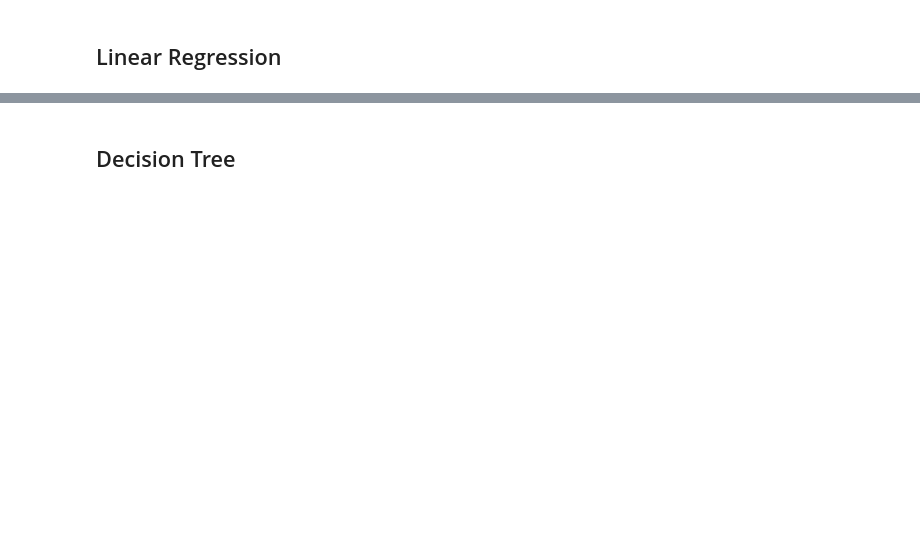
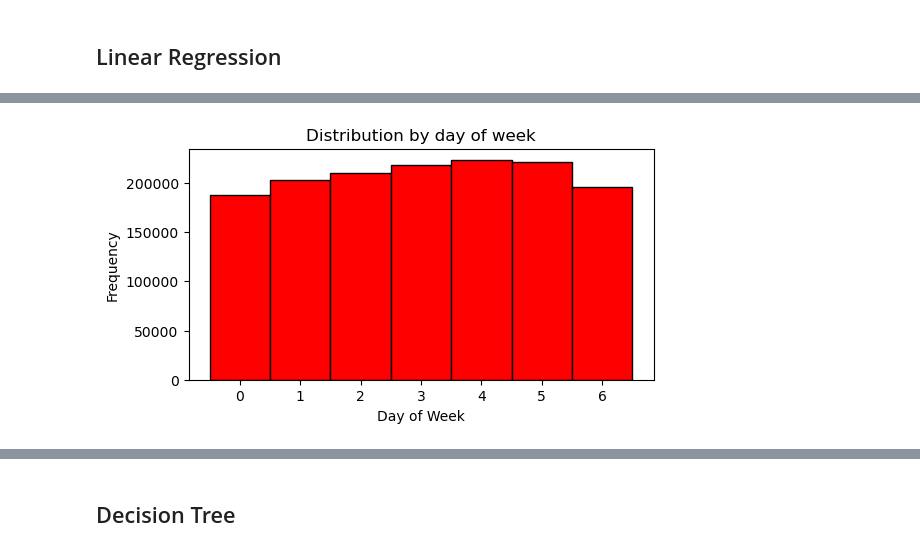
Before and after one commit to JavierMoraga1/midterm_project, a Jupyter notebook: notebook.ipynb, the cells around one changed output, grey strips where cells are left out. Cells and saved outputs as stored; diff of their text form; code cells hidden in the pictures; blank space fills up the shorter version.

```diff
--- a/notebook.ipynb
+++ b/notebook.ipynb
@@ -195,0 +326,9 @@ df_full_train, df_train, df_val, df_test, y_train, y_val, y_test = split_datafra
+# %%
+plt.figure(figsize=(6, 3))
+sns.histplot(sorted(df.weekday.values), bins=40, color='red', alpha=1)
+plt.ylabel('Frequency')
+plt.xlabel('Day of Week')
+plt.title('Distribution by day of week')
+plt.show()
+# %% [output]
+[figure, added]
```
Also changed, not shown: parts of 59 cells of this notebook, 8 other files.
